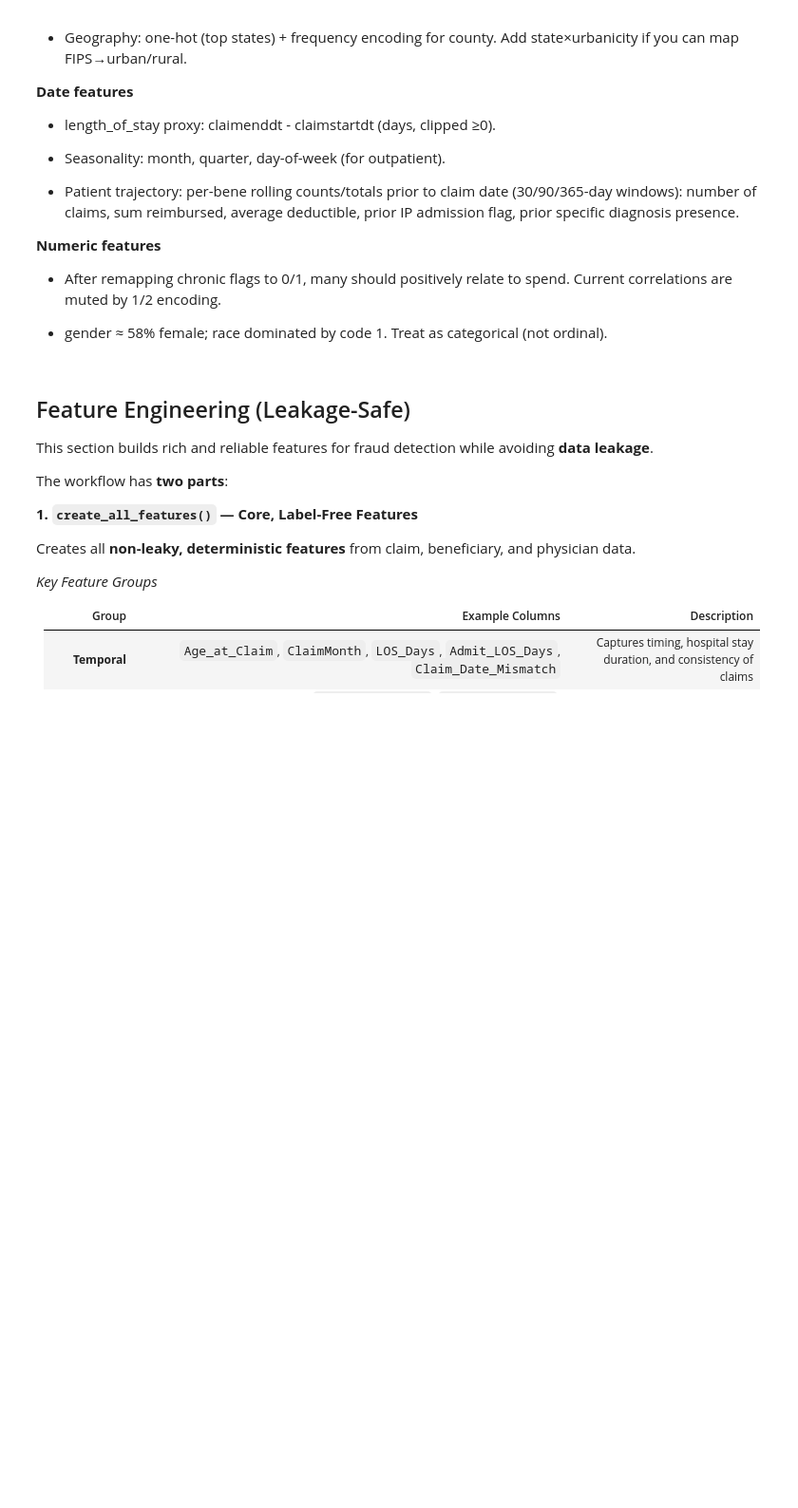
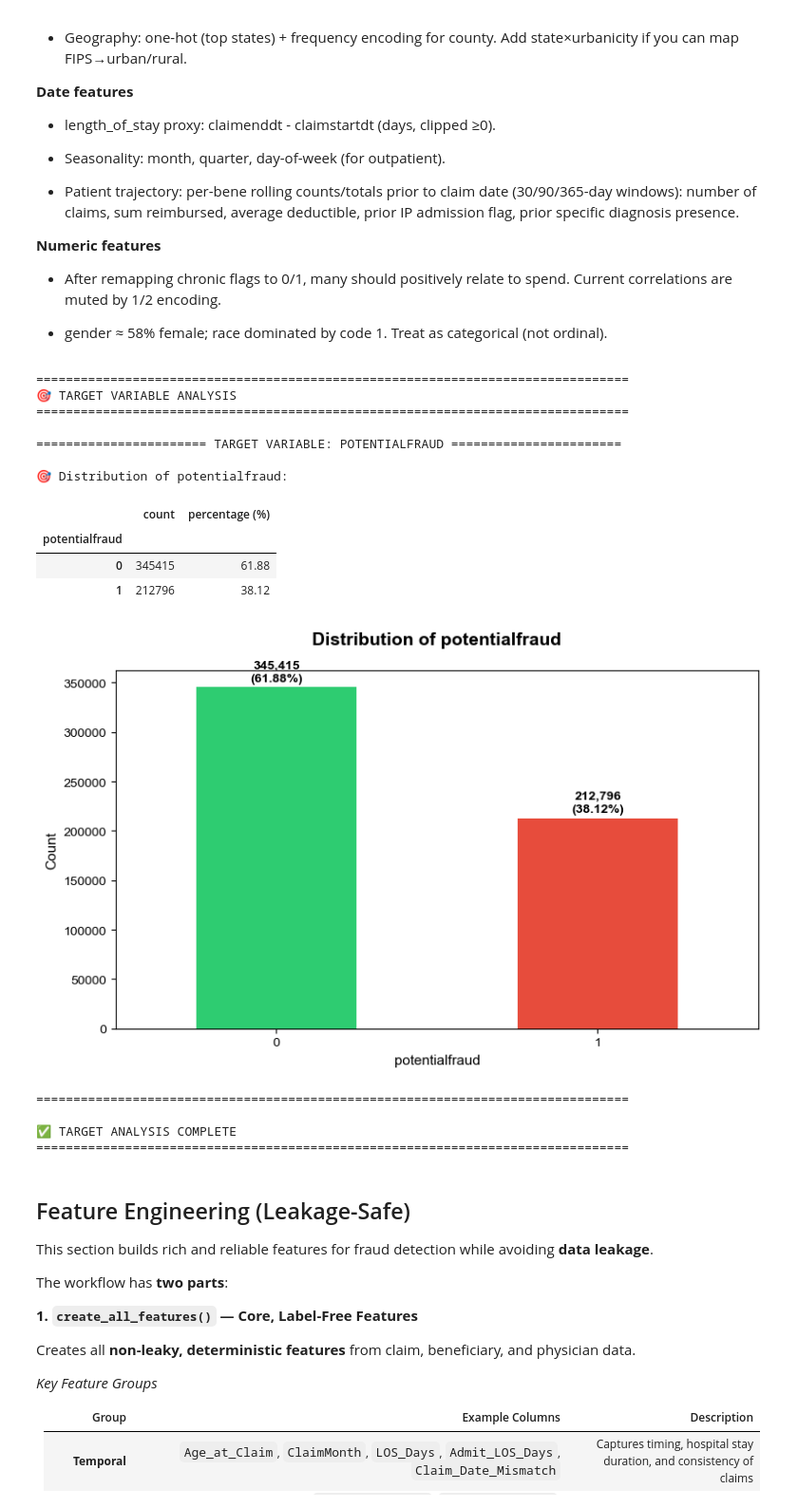
Before and after one commit to clarequek/insurance-fraud-machine-learning-model, a Jupyter notebook: Group_10_Notebook.ipynb, the cells around one changed output. Shown at 95% size. Drawn from its saved outputs; the diff is of its cells as text; code cells hidden in the pictures; blank space fills up the shorter version.

```diff
--- a/Group_10_Notebook.ipynb
+++ b/Group_10_Notebook.ipynb
@@ -922,6 +921,30 @@ Name: count, dtype: int64
 - After remapping chronic flags to 0/1, many should positively relate to spend. Current correlations are muted by 1/2 encoding.
 
 - gender ≈ 58% female; race dominated by code 1. Treat as categorical (not ordinal).
+# %%
+print("\n" + "=" * 80)
+print("🎯 TARGET VARIABLE ANALYSIS")
+print("=" * 80)
+target_report(train_merged, target_col="potentialfraud")
+print("✅ TARGET ANALYSIS COMPLETE")
+print("=" * 80)
+# %% [output]
+================================================================================
+🎯 TARGET VARIABLE ANALYSIS
+================================================================================
+
+======================= TARGET VARIABLE: POTENTIALFRAUD =======================
+
+🎯 Distribution of potentialfraud:
+|  | count | percentage (%) |
+| potentialfraud |  |  |
+| 0 | 345415 | 61.88 |
+| 1 | 212796 | 38.12 |
+[figure, added]
+================================================================================
+
+✅ TARGET ANALYSIS COMPLETE
+================================================================================
 # %% [markdown]
 ## Feature Engineering (Leakage-Safe)
 
```
Also changed, not shown: parts of 20 cells of this notebook, 2 other files.
